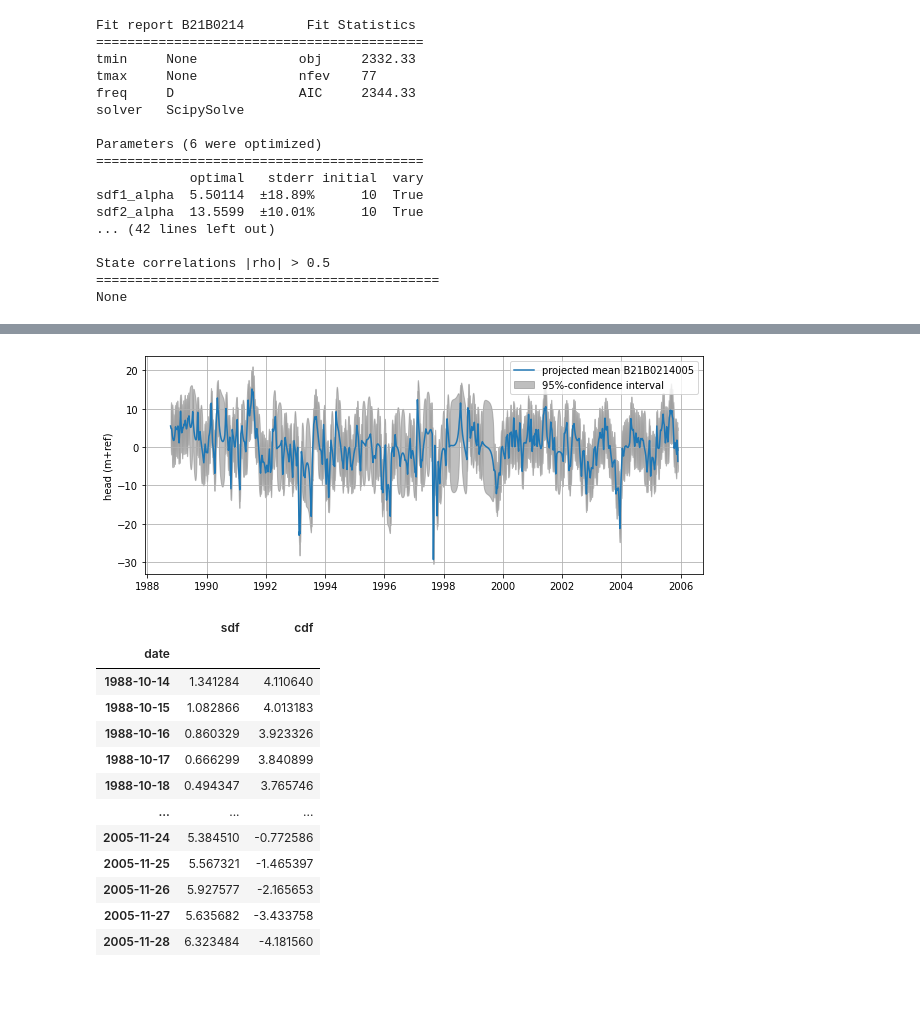
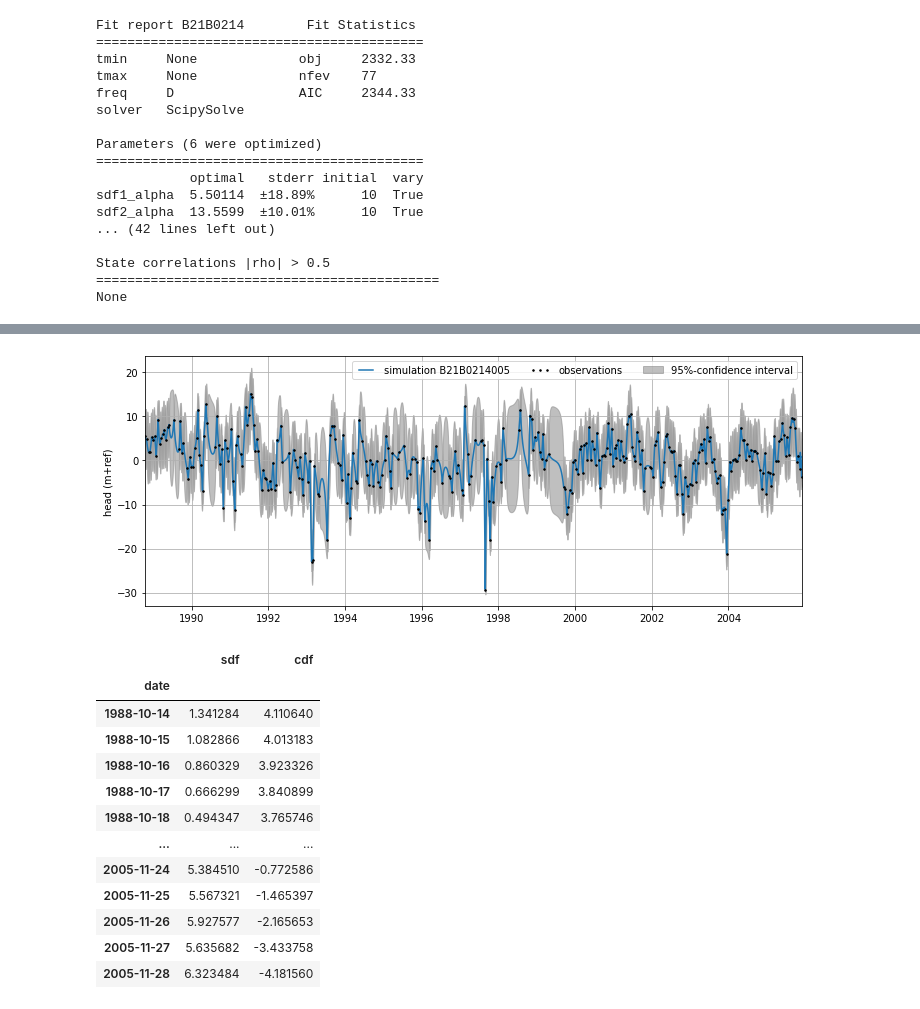
Before and after one commit to pastas/metran, a Jupyter notebook: examples/ex01_multiple_timeseries_analysis.ipynb, the cells around one changed output, grey strips where cells are left out. Saved outputs shown, nothing was run; the diff lists cells and outputs as text; code cells hidden in the pictures.

```diff
--- a/examples/ex01_multiple_timeseries_analysis.ipynb
+++ b/examples/ex01_multiple_timeseries_analysis.ipynb
@@ -232,17 +173,8 @@ proj
 | 2005-11-28 | -3.727160 | -3.727160 | -3.727160 |
 6255 rows × 3 columns
-# %%
-fig, ax = plt.subplots(1, 1, figsize=(10, 4))
-
-# o = mt.oseries[name]
-# ax.plot(o.index, o, marker=".", ms=3, color="k", ls='none', label="observations")
-ax.plot(proj.index, proj["mean"], label=f"projected mean {name}")
-ax.fill_between(proj.index, proj["lower"], proj["upper"], color="gray",
-                alpha=0.5, label="95%-confidence interval")
-ax.legend(loc="best")
-ax.grid(b=True)
-ax.set_ylabel("head (m+ref)");
-# %% [output]
-[figure, removed]
+# %%
+ax = mt.plots.simulation("B21B0214005", alpha=0.05)
+# %% [output]
+[figure, added]
 # %%
 # Decomposed projected mean for specific series
```
Also changed, not shown: parts of 14 cells of this notebook.
